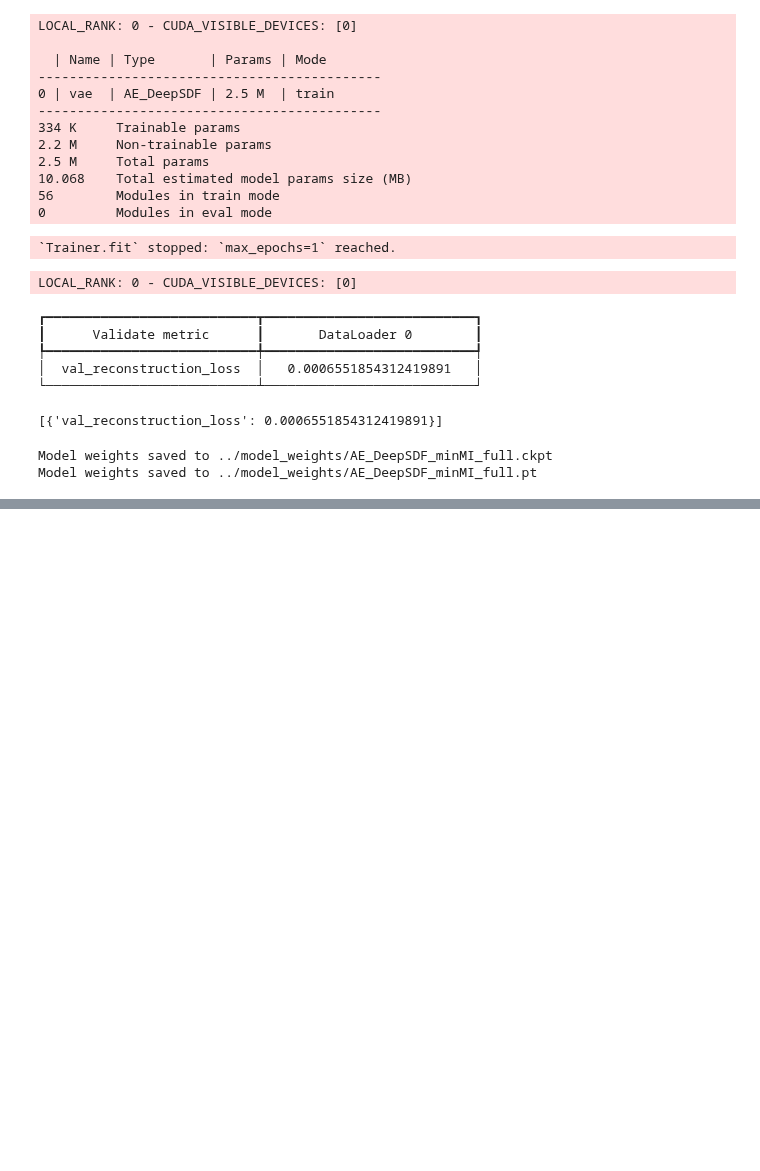
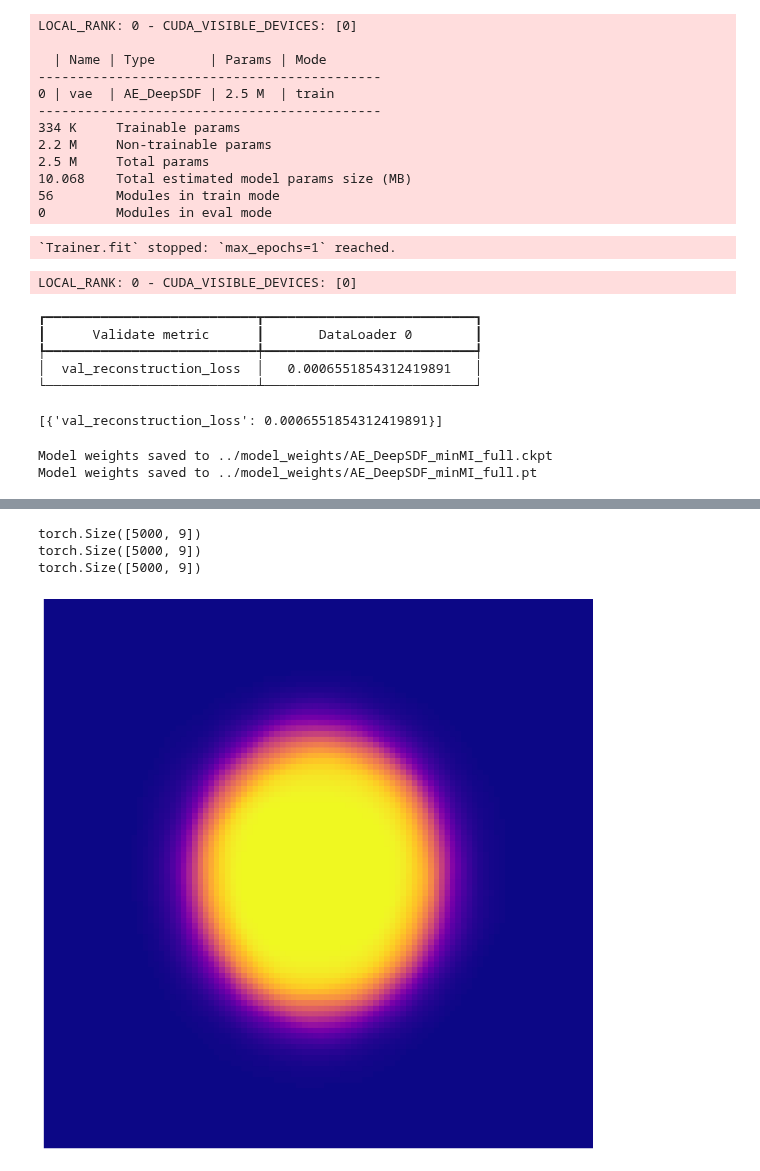
Before and after one commit to Alexander19970212/NHSDF-TOp, a Jupyter notebook: train/VAE_reconstructor_training_after_dpsdf.ipynb, the cells around one changed output, grey strips where cells are left out. Drawn from its saved outputs; the diff is of its cells as text; code cells hidden in the pictures; blank space fills up the shorter version.

```diff
--- a/train/VAE_reconstructor_training_after_dpsdf.ipynb
+++ b/train/VAE_reconstructor_training_after_dpsdf.ipynb
@@ -531 +424,25 @@ plot_predicted_sdf(vae_model, test_loader)
+# %%
+triangle_latent_vectors, quadrangle_latent_vectors, ellipse_latent_vectors = get_latent_subspaces(vae_model, test_loader)
+
+print(triangle_latent_vectors.shape)
+print(quadrangle_latent_vectors.shape)
+print(ellipse_latent_vectors.shape)
+# %% [output]
+torch.Size([5000, 9])
+torch.Size([5000, 9])
+torch.Size([5000, 9])
+# %%
+quadrangle_index = 6 #3 4
+triangle_index = 0
+ellipse_index = 4
+
+z_triangle = triangle_latent_vectors[triangle_index]
+z_quadrangle = quadrangle_latent_vectors[quadrangle_index]
+z_ellipse = ellipse_latent_vectors[ellipse_index]
+
+# plot_sdf_surface(vae_model, z_quadrangle, countur=False, filename=None)
+# plot_sdf_surface(vae_model, z_triangle, countur=False, filename=None)
+plot_sdf_surface(vae_model, z_ellipse, countur=False, filename=None)
+# %% [output]
+[figure, added]
 # %%
```
Also changed, not shown: parts of 18 cells of this notebook, 9 other files.
